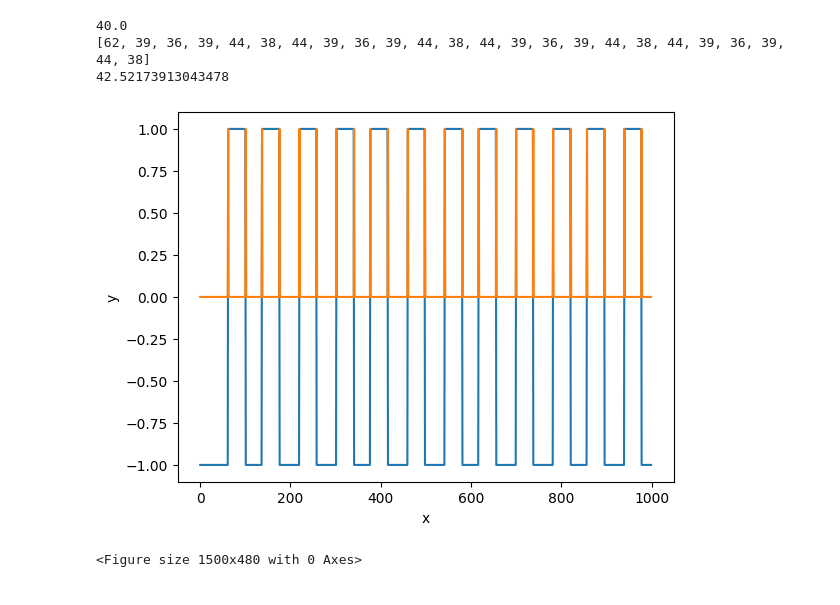
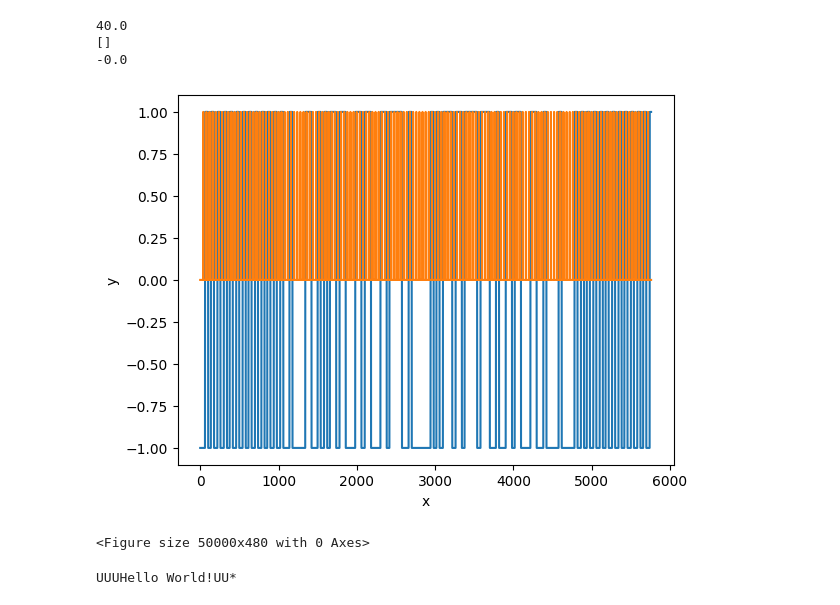
Before and after one commit to joshua-jerred/SignalEasel, a Jupyter notebook: experimental/afsk_baseband.ipynb, the cells around one changed output. Saved outputs shown, nothing was run; the diff lists cells and outputs as text; code cells hidden in the pictures.

```diff
--- a/experimental/afsk_baseband.ipynb
+++ b/experimental/afsk_baseband.ipynb
@@ -8,21 +8,38 @@ SAMPLES_PER_BAUD = SAMPLE_RATE / BAUD_RATE
 print(SAMPLES_PER_BAUD)
 
 data = np.loadtxt('out.txt')
-data = data[0:1000]
+data = data[:]
 crossing = []
+trigger = []
 
 last = data[0]
 counter = 0
 crossing_distance = []
+
+middle_samples = []
+
+binary_data = []
+
+num_crossing = 0
 for point in data:
-    if (last < 0 and point > 0) or (last > 0 and point < 0): # Crossing
-        crossing.append(1)
-        crossing_distance.append(counter)
+    # if (last < 0 and point > 0) or (last > 0 and point < 0): # Crossing
+        # crossing.append(1)
+        # crossing_distance.append(counter)
+        # counter = 0
+    # else:
+        # crossing.append(0)
+
+    # last = point
+    counter += 1
+    if counter == SAMPLES_PER_BAUD:
+        trigger.append(1)
         counter = 0
+        if point > 0:
+            binary_data.append(1)
+        else:
+            binary_data.append(0)
     else:
-        crossing.append(0)
-    last = point
-    counter += 1
+        trigger.append(0)
 
 print(crossing_distance)
 avg = 0
@@ -32,15 +49,32 @@ avg /= len(crossing_distance) - 1
 print(avg)
 # %% [output]
 40.0
-[62, 39, 36, 39, 44, 38, 44, 39, 36, 39, 44, 38, 44, 39, 36, 39, 44, 38, 44, 39, 36, 39, 44, 38]
-42.52173913043478
+[]
+-0.0
 # %%
 plt.plot(data)
-plt.plot(crossing)
+# plt.plot(crossing)
+plt.plot(trigger)
 plt.xlabel('x')
 plt.ylabel('y')
-plt.figure().set_figwidth(15)
+plt.figure().set_figwidth(500)
 plt.show()
 # %% [output]
-[figure, old version]
+[figure, new version]
-<Figure size 1500x480 with 0 Axes>
+<Figure size 50000x480 with 0 Axes>
+# %%
+# print(binary_data)
+
+result = ''
+byte = 0
+for i in range(len(binary_data)):
+    byte = (byte << 1) | binary_data[i]
+    if i % 8 == 7:
+        result += chr(byte)
+        byte = 0
+if byte != 0:
+    result += chr(byte)
+
+print(result)
+# %% [output]
+UUUHello World!UU*
```
